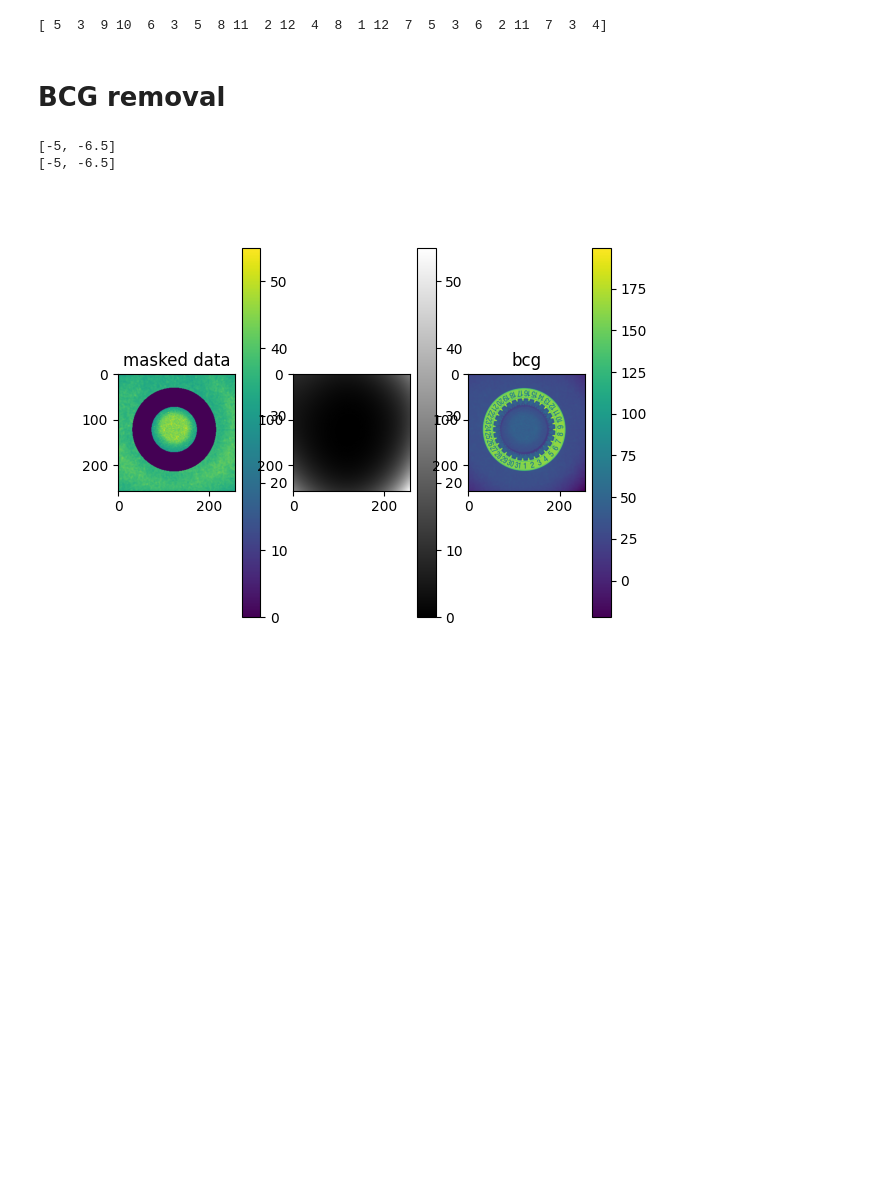
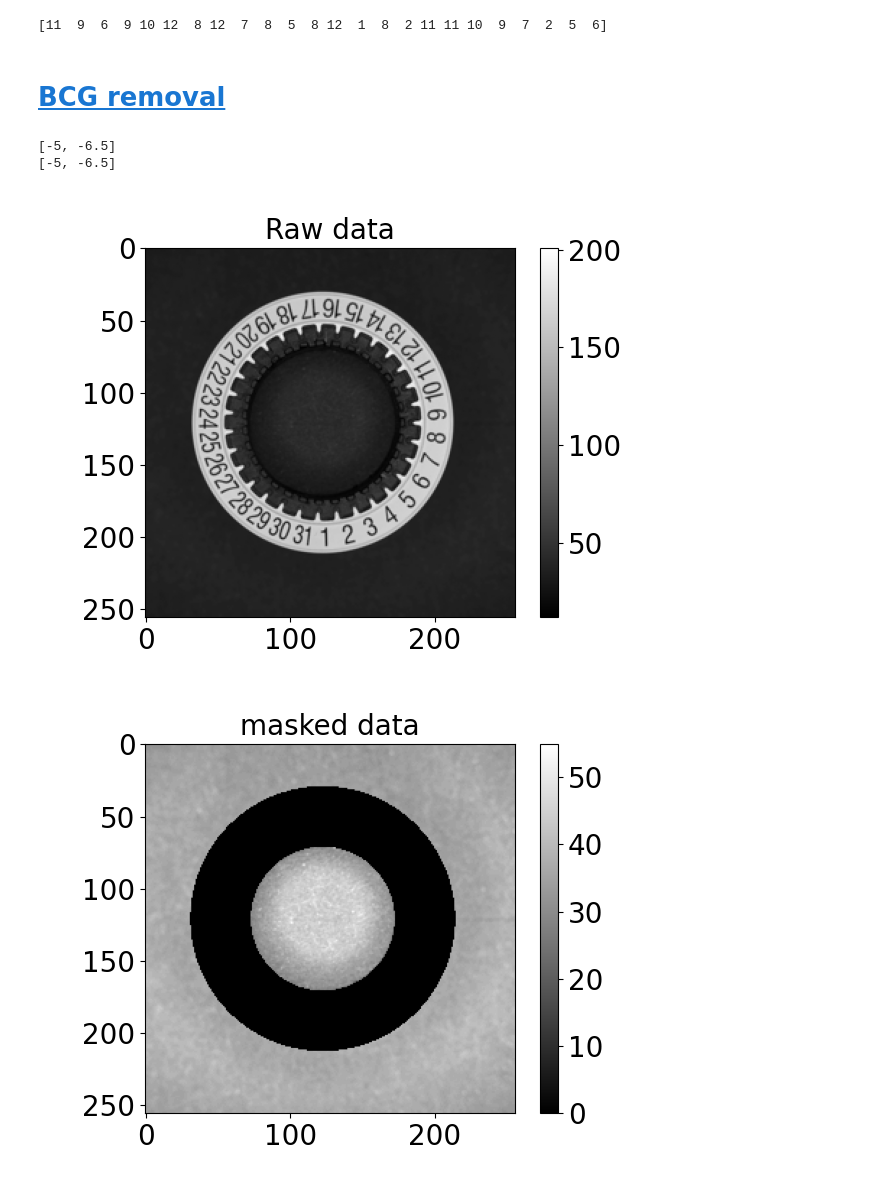
Before and after one commit to HumbertDominique/PI_decalques, a Jupyter notebook: python_processing.ipynb, the cells around one changed output. Saved outputs shown, nothing was run; the diff lists cells and outputs as text; code cells hidden in the pictures; blank space fills up the shorter version.

```diff
--- a/python_processing.ipynb
+++ b/python_processing.ipynb
@@ -9,14 +28,19 @@ from tkinter import filedialog
 from PIL import Image, ImageTk
 import cv2
 import numpy as np
-import glob
-import numpy as np
+import pandas as pd
 import discorpy.util.utility as utils
 import discorpy.losa.loadersaver as losa
 import discorpy.prep.preprocessing as prep
 import discorpy.proc.processing as proc
 import discorpy.post.postprocessing as post
+import scipy
+import math as m
+from matplotlib.ticker import FormatStrFormatter
 
+SMALL_SIZE = 16
+MEDIUM_SIZE = 20
+BIGGER_SIZE = 25
 
 def random_draw(n, min_value=0, max_value=100):
     return np.random.randint(min_value, max_value + 1, n)
@@ -24,46 +48,86 @@ def random_draw(n, min_value=0, max_value=100):
 
 print(random_draw(2*12,1,12))
 # %% [output]
-[ 5  3  9 10  6  3  5  8 11  2 12  4  8  1 12  7  5  3  6  2 11  7  3  4]
+[11  9  6  9 10 12  8 12  7  8  5  8 12  1  8  2 11 11 10  9  7  2  5  6]
 # %% [markdown]
-# BCG removal
+# <a id='toc1_'></a>[BCG removal](#toc0_)
 # %%
 image = Image.open("data/30mm_BonW_5.bmp").resize((256, 256)) # Simplement pour accélèrer le processing durant le développement
 
 data = np.asarray(image)[:,:,1] # BW => R=G=B
 height, width = data.shape
 
 mask = src.build_mask(height, width, 92, [-5,-6.5])    # Construit un masque(disque) de pour ne pas utiliser certaines données
 mask += ~src.build_mask(height, width, 50, [-5,-6.5]) # Construit un !masque(disque) de pour ne !pas utiliser certaines données
 
 x = np.linspace(-1,1,width)
 y = np.linspace(-1,1,height)
 grid_x, grid_y = np.meshgrid(x, y)
 synt_bcg, trash = src.polynomial_mask(data, mask, [grid_x, grid_y], order=5)
 
 synt_bcg = (synt_bcg - np.min(synt_bcg))/(np.max(synt_bcg)- np.min(synt_bcg))*np.max(data*mask) # normalize to the image illumination
 
 
 synt_bcg = synt_bcg
 data_bcg = data - synt_bcg # Ideal, the bcg values are cole to 0 comaratively to the disk
 
-
+plt.close(1)
+plt.figure(1)
+plt.imshow(data,cmap='gray')
+plt.colorbar()
+plt.title("Raw data")
+plt.rc('font', size=SMALL_SIZE)          # controls default text sizes
+plt.rc('axes', titlesize=SMALL_SIZE)     # fontsize of the axes title
+plt.rc('axes', labelsize=MEDIUM_SIZE)    # fontsize of the x and y labels
+plt.rc('xtick', labelsize=SMALL_SIZE)    # fontsize of the tick labels
+plt.rc('ytick', labelsize=SMALL_SIZE)    # fontsize of the tick labels
+plt.rc('legend', fontsize=SMALL_SIZE)    # legend fontsize
+plt.rc('figure', titlesize=BIGGER_SIZE)  # fontsize of the figure title
+plt.show()
 
 plt.close(2)
 plt.figure(2)
-plt.subplot(1,3,1)
-plt.imshow(data*mask)
+plt.imshow(data*mask,cmap='gray')
 plt.colorbar()
 plt.title("masked data")
-plt.subplot(1,3,2)
+plt.rc('font', size=SMALL_SIZE)          # controls default text sizes
+plt.rc('axes', titlesize=SMALL_SIZE)     # fontsize of the axes title
+plt.rc('axes', labelsize=MEDIUM_SIZE)    # fontsize of the x and y labels
+plt.rc('xtick', labelsize=SMALL_SIZE)    # fontsize of the tick labels
+plt.rc('ytick', labelsize=SMALL_SIZE)    # fontsize of the tick labels
+plt.rc('legend', fontsize=SMALL_SIZE)    # legend fontsize
+plt.rc('figure', titlesize=BIGGER_SIZE)  # fontsize of the figure title
+plt.show()
+
+plt.close(3)
+plt.figure(3)
 plt.imshow(synt_bcg,cmap='gray')
+plt.title("Synthetic bcg")
 plt.colorbar()
-plt.subplot(1,3,3)
-plt.imshow(data_bcg)
+plt.rc('font', size=SMALL_SIZE)          # controls default text sizes
+plt.rc('axes', titlesize=SMALL_SIZE)     # fontsize of the axes title
+plt.rc('axes', labelsize=MEDIUM_SIZE)    # fontsize of the x and y labels
+plt.rc('xtick', labelsize=SMALL_SIZE)    # fontsize of the tick labels
+plt.rc('ytick', labelsize=SMALL_SIZE)    # fontsize of the tick labels
+plt.rc('legend', fontsize=SMALL_SIZE)    # legend fontsize
+plt.rc('figure', titlesize=BIGGER_SIZE)  # fontsize of the figure title
+plt.show()
+
+plt.close(4)
+plt.figure(4)
+plt.imshow(data_bcg,cmap='gray')
 plt.colorbar()
-plt.title("bcg")
+plt.title("data- bcg")
+plt.rc('font', size=SMALL_SIZE)          # controls default text sizes
+plt.rc('axes', titlesize=SMALL_SIZE)     # fontsize of the axes title
+plt.rc('axes', labelsize=MEDIUM_SIZE)    # fontsize of the x and y labels
+plt.rc('xtick', labelsize=SMALL_SIZE)    # fontsize of the tick labels
+plt.rc('ytick', labelsize=SMALL_SIZE)    # fontsize of the tick labels
+plt.rc('legend', fontsize=SMALL_SIZE)    # legend fontsize
+plt.rc('figure', titlesize=BIGGER_SIZE)  # fontsize of the figure title
 plt.show()
 # %% [output]
 [-5, -6.5]
 [-5, -6.5]
-[figure, old version]
+[figure, new version]
+[figure, added]
```
Also changed, not shown: parts of 15 cells of this notebook, 1 other file.
